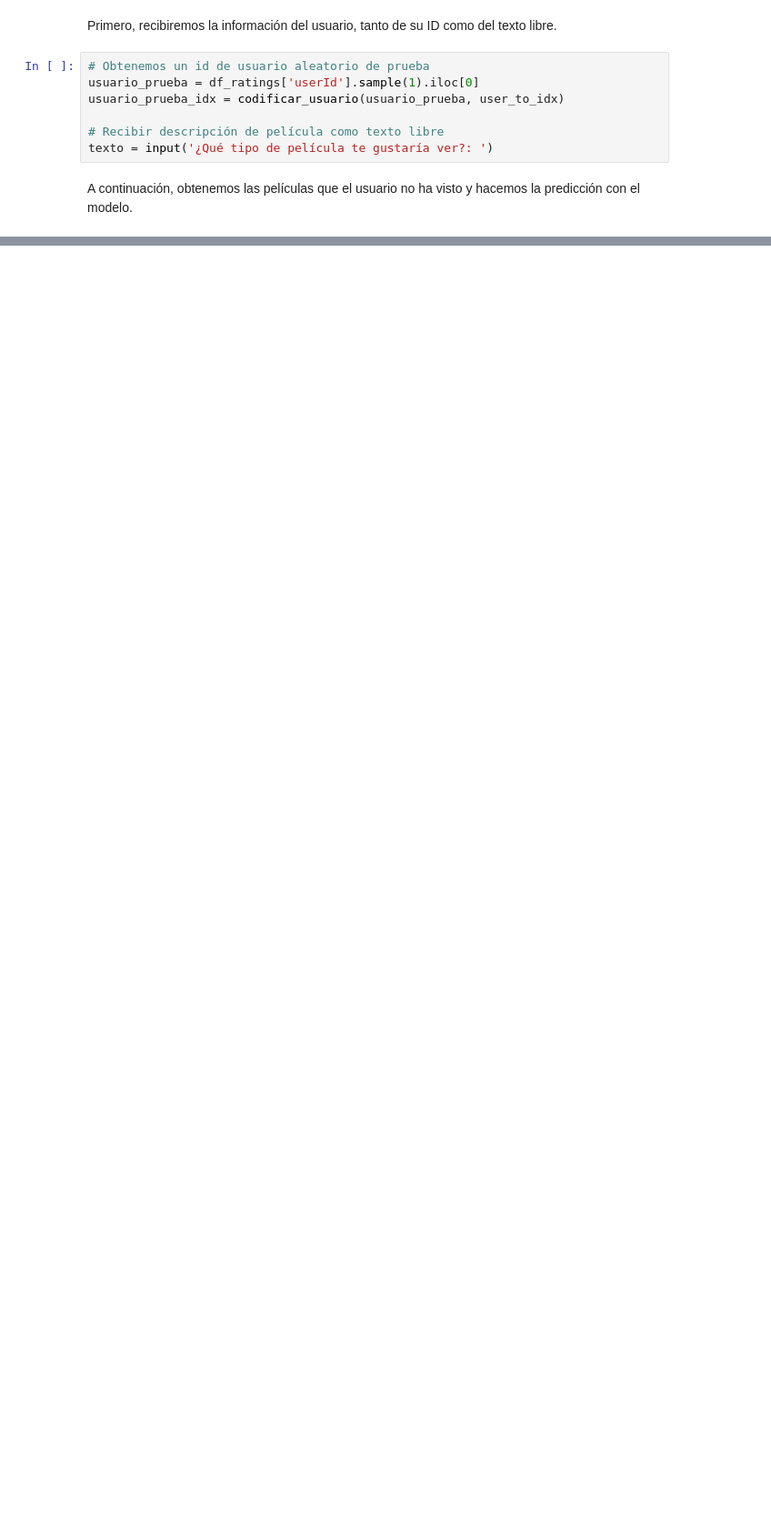
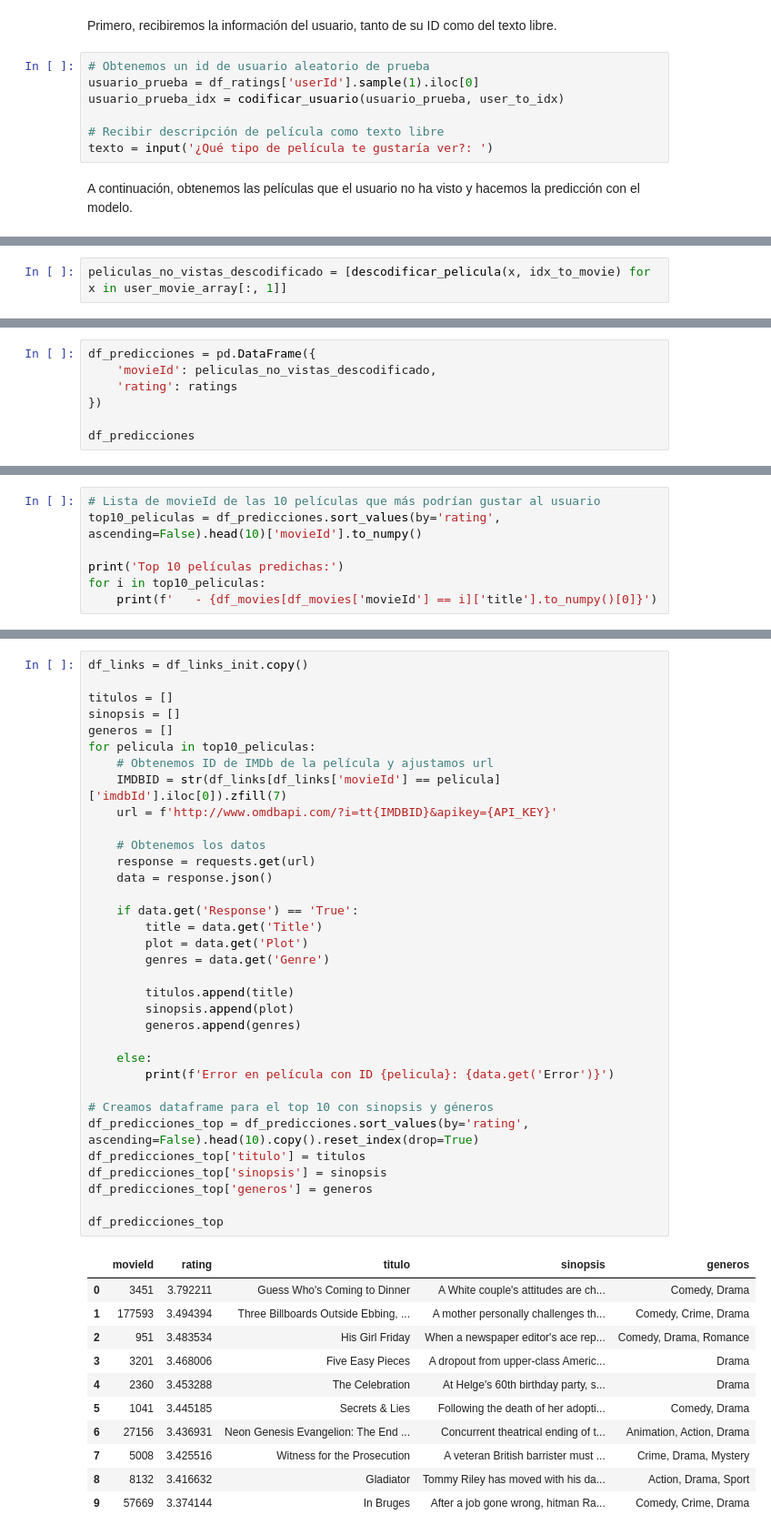
Before and after one commit to JorgeGM8/recomendador-peliculas, a Jupyter notebook: Practica_M5.ipynb, the cells around one changed output, grey strips where cells are left out. Shown at 91% size. Drawn from its saved outputs; the diff is of its cells as text; blank space fills up the shorter version.

Commit message:
Retrieving IMDb data for top 10 predicted movies

```diff
--- a/Practica_M5.ipynb
+++ b/Practica_M5.ipynb
@@ -454,0 +464,2 @@ ratings = model.predict(user_movie_array).flatten()
+# %%
+peliculas_no_vistas_descodificado = [descodificar_pelicula(x, idx_to_movie) for x in user_movie_array[:, 1]]
@@ -454,0 +468,7 @@ ratings = model.predict(user_movie_array).flatten()
+# %%
+df_predicciones = pd.DataFrame({
+    'movieId': peliculas_no_vistas_descodificado,
+    'rating': ratings
+})
+
+df_predicciones
@@ -454,0 +491,7 @@ ratings = model.predict(user_movie_array).flatten()
+# %%
+# Lista de movieId de las 10 películas que más podrían gustar al usuario
+top10_peliculas = df_predicciones.sort_values(by='rating', ascending=False).head(10)['movieId'].to_numpy()
+
+print('Top 10 películas predichas:')
+for i in top10_peliculas:
+    print(f'   - {df_movies[df_movies['movieId'] == i]['title'].to_numpy()[0]}')
@@ -454,0 +514,46 @@ ratings = model.predict(user_movie_array).flatten()
+# %%
+df_links = df_links_init.copy()
+
+titulos = []
+sinopsis = []
+generos = []
+for pelicula in top10_peliculas:
+    # Obtenemos ID de IMDb de la película y ajustamos url
+    IMDBID = str(df_links[df_links['movieId'] == pelicula]['imdbId'].iloc[0]).zfill(7)
+    url = f'http://www.omdbapi.com/?i=tt{IMDBID}&apikey={API_KEY}'
+
+    # Obtenemos los datos
+    response = requests.get(url)
+    data = response.json()
+
+    if data.get('Response') == 'True':
+        title = data.get('Title')
+        plot = data.get('Plot')
+        genres = data.get('Genre')
+
+        titulos.append(title)
+        sinopsis.append(plot)
+        generos.append(genres)
+
+    else:
+        print(f'Error en película con ID {pelicula}: {data.get('Error')}')
+
+# Creamos dataframe para el top 10 con sinopsis y géneros
+df_predicciones_top = df_predicciones.sort_values(by='rating', ascending=False).head(10).copy().reset_index(drop=True)
+df_predicciones_top['titulo'] = titulos
+df_predicciones_top['sinopsis'] = sinopsis
+df_predicciones_top['generos'] = generos
+
+df_predicciones_top
+# %% [output]
+|  | movieId | rating | titulo | sinopsis | generos |
+| 0 | 3451 | 3.792211 | Guess Who's Coming to Dinner | A White couple's attitudes are ch... | Comedy, Drama |
+| 1 | 177593 | 3.494394 | Three Billboards Outside Ebbing, ... | A mother personally challenges th... | Comedy, Crime, Drama |
+| 2 | 951 | 3.483534 | His Girl Friday | When a newspaper editor's ace rep... | Comedy, Drama, Romance |
+| 3 | 3201 | 3.468006 | Five Easy Pieces | A dropout from upper-class Americ... | Drama |
+| 4 | 2360 | 3.453288 | The Celebration | At Helge's 60th birthday party, s... | Drama |
+| 5 | 1041 | 3.445185 | Secrets & Lies | Following the death of her adopti... | Comedy, Drama |
+| 6 | 27156 | 3.436931 | Neon Genesis Evangelion: The End ... | Concurrent theatrical ending of t... | Animation, Action, Drama |
+| 7 | 5008 | 3.425516 | Witness for the Prosecution | A veteran British barrister must ... | Crime, Drama, Mystery |
+| 8 | 8132 | 3.416632 | Gladiator | Tommy Riley has moved with his da... | Action, Drama, Sport |
+| 9 | 57669 | 3.374144 | In Bruges | After a job gone wrong, hitman Ra... | Comedy, Crime, Drama |
```
Also changed, not shown: parts of 9 cells of this notebook.
